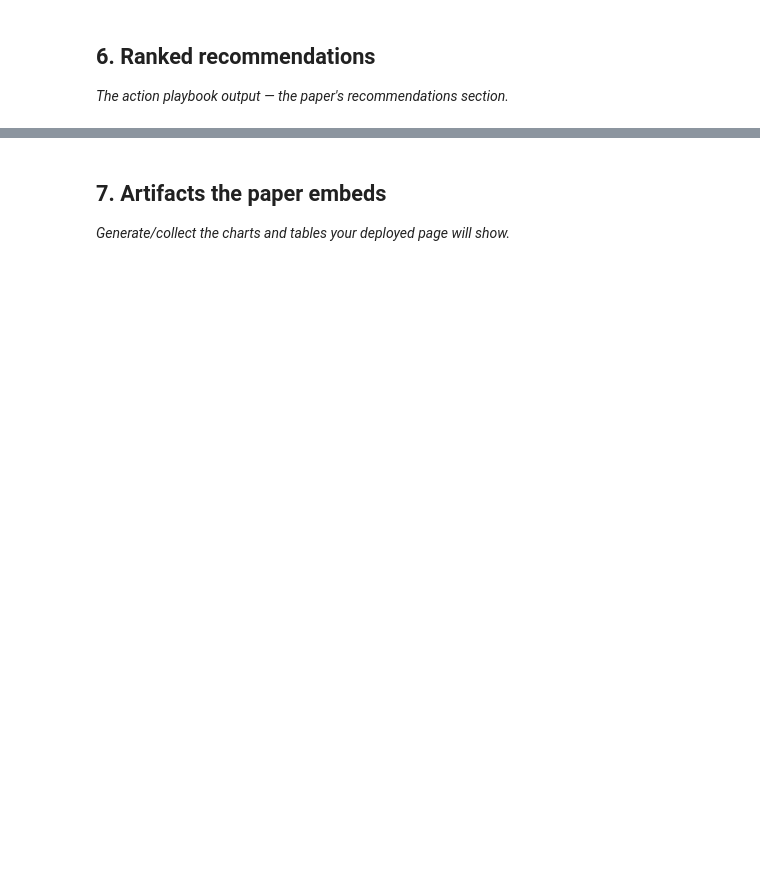
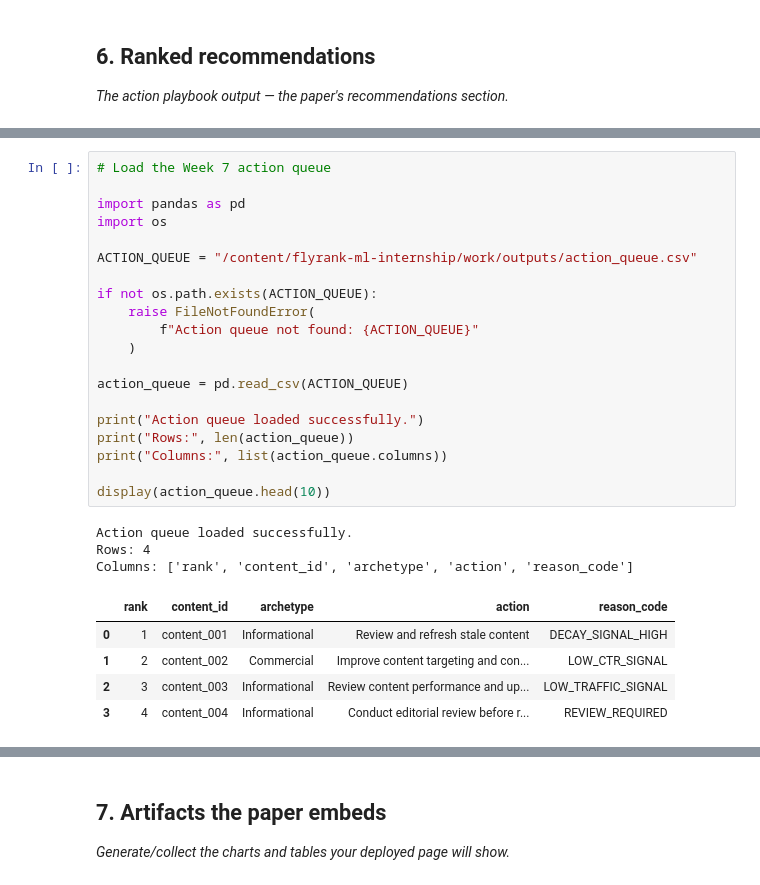
Before and after one commit to muhammadusmanshakir/flyrank-ml-internship, a Jupyter notebook: work/notebooks/capstone.ipynb, the cells around one changed output, grey strips where cells are left out. Cells and saved outputs as stored; diff of their text form; blank space fills up the shorter version.

```diff
--- a/work/notebooks/capstone.ipynb
+++ b/work/notebooks/capstone.ipynb
@@ -34,0 +367,29 @@ This skeleton is yours to fill. Work the sections **in order** — each one has
+# %%
+# Load the Week 7 action queue
+
+import pandas as pd
+import os
+
+ACTION_QUEUE = "/content/flyrank-ml-internship/work/outputs/action_queue.csv"
+
+if not os.path.exists(ACTION_QUEUE):
+    raise FileNotFoundError(
+        f"Action queue not found: {ACTION_QUEUE}"
+    )
+
+action_queue = pd.read_csv(ACTION_QUEUE)
+
+print("Action queue loaded successfully.")
+print("Rows:", len(action_queue))
+print("Columns:", list(action_queue.columns))
+
+display(action_queue.head(10))
+# %% [output]
+Action queue loaded successfully.
+Rows: 4
+Columns: ['rank', 'content_id', 'archetype', 'action', 'reason_code']
+|  | rank | content_id | archetype | action | reason_code |
+| 0 | 1 | content_001 | Informational | Review and refresh stale content | DECAY_SIGNAL_HIGH |
+| 1 | 2 | content_002 | Commercial | Improve content targeting and con... | LOW_CTR_SIGNAL |
+| 2 | 3 | content_003 | Informational | Review content performance and up... | LOW_TRAFFIC_SIGNAL |
+| 3 | 4 | content_004 | Informational | Conduct editorial review before r... | REVIEW_REQUIRED |
```
Also changed, not shown: parts of 21 cells of this notebook.
